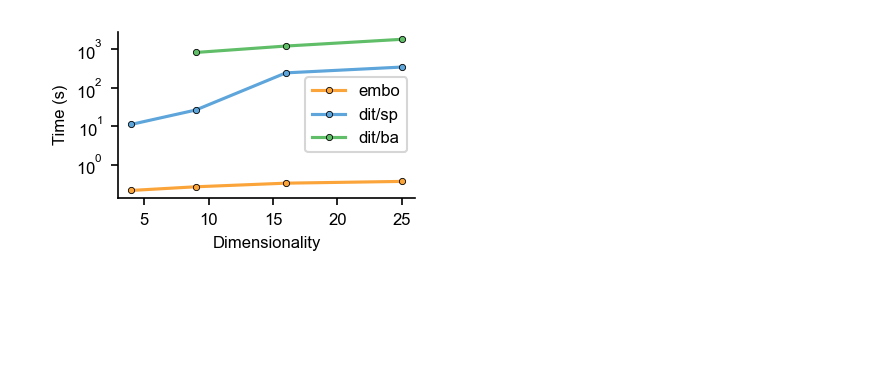
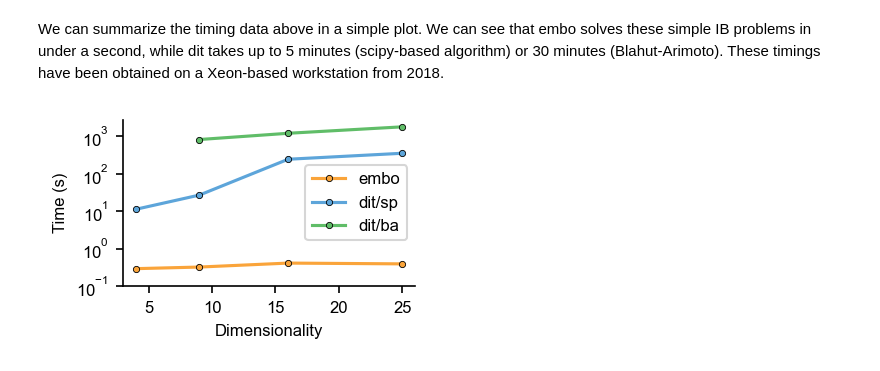
Before and after one commit to epiasini/embo-github-mirror, a Jupyter notebook: embo/examples/Compare-embo-dit.ipynb, the cells around one changed output. Saved outputs shown, nothing was run; the diff lists cells and outputs as text; code cells hidden in the pictures; blank space fills up the shorter version.

Commit message:
Polish embo-dit comparison notebook

```diff
--- a/embo/examples/Compare-embo-dit.ipynb
+++ b/embo/examples/Compare-embo-dit.ipynb
@@ -67,7 +79,7 @@ results = {
 # %%
 # Run bottleneck with Embo
 for k, d in enumerate(dist['embo']):
-    t = %timeit -o -r1 eb = EmpiricalBottleneck(pxy=d, numbeta=numbeta, maxbeta=maxbeta, processes=1);\
+    t = %timeit -o -r1 -n1 eb = EmpiricalBottleneck(pxy=d, numbeta=numbeta, maxbeta=maxbeta, processes=1);\
     eb.get_empirical_bottleneck(return_entropies=True);\
     results['embo']['ix'].append(eb.i_x);\
     results['embo']['iy'].append(eb.i_y);\
@@ -88,7 +102,7 @@ for method in ['sp', 'ba']:
     print(f"===={tool}====")
     for k, d in enumerate(dist['dit']):
         try:
-            t = %timeit -o -r1 ib = IBCurve(d, method=method, beta_num=numbeta, beta_max=maxbeta);\
+            t = %timeit -o -r1 -n1 ib = IBCurve(d, method=method, beta_num=numbeta, beta_max=maxbeta);\
             results[tool]['ix'].append(ib.complexities);\
             results[tool]['iy'].append(ib.relevances);\
             results[tool]['beta'].append(ib.betas);\
@@ -119,19 +133,18 @@ Dit crashed with ba method for distribution n.0
-# %%
-with open('embo_vs_dit_results.pickle', 'wb') as f:
-    pickle.dump(results, f)
+# %% [markdown]
+We can summarize the timing data above in a simple plot. We can see that embo solves these simple IB problems in under a second, while dit takes up to 5 minutes (scipy-based algorithm) or 30 minutes (Blahut-Arimoto). These timings have been obtained on a Xeon-based workstation from 2018.
 # %%
 fig, ax = plt.subplots()
 for tool in tool_names:
     res = results[tool]
     time = np.array([t if t is np.NaN else t.average for t in res['time']])
     dimensionality = np.array(res['dimensionality'])
     ax.semilogy(dimensionality, time, label=tool, marker='.', color=colors[tool])
 ax.set_xlabel('Dimensionality')
 ax.set_ylabel('Time (s)')
-ax.set_yticks([1, 10, 100, 1000])
+ax.set_yticks([0.1, 1, 10, 100, 1000])
 ax.tick_params(axis='y', which='minor', left=True)
 ax.legend()
 plt.show()
-fig.savefig('embo_vs_dit_timing.png')
+fig.savefig(f'embo_vs_dit_timing.png')
 # %% [output]
-[figure, old version]
+[figure, new version]
```
Also changed, not shown: parts of 13 cells of this notebook.
